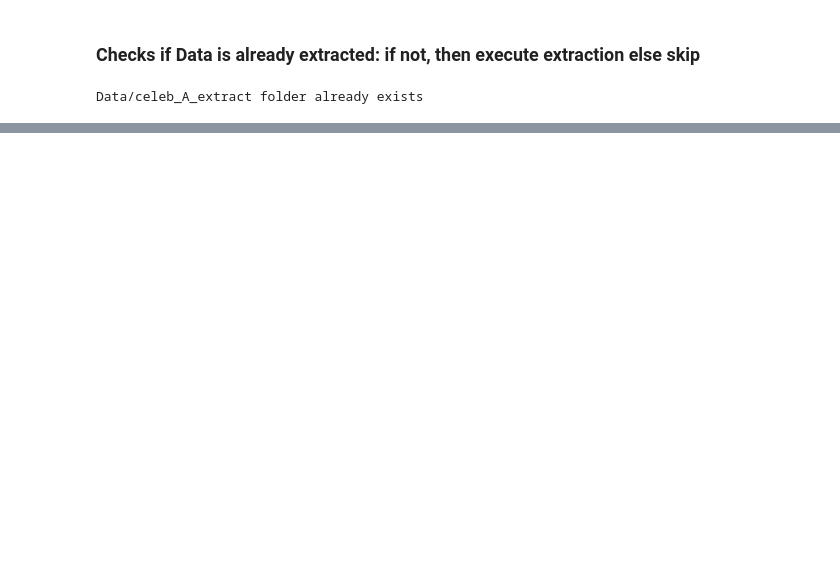
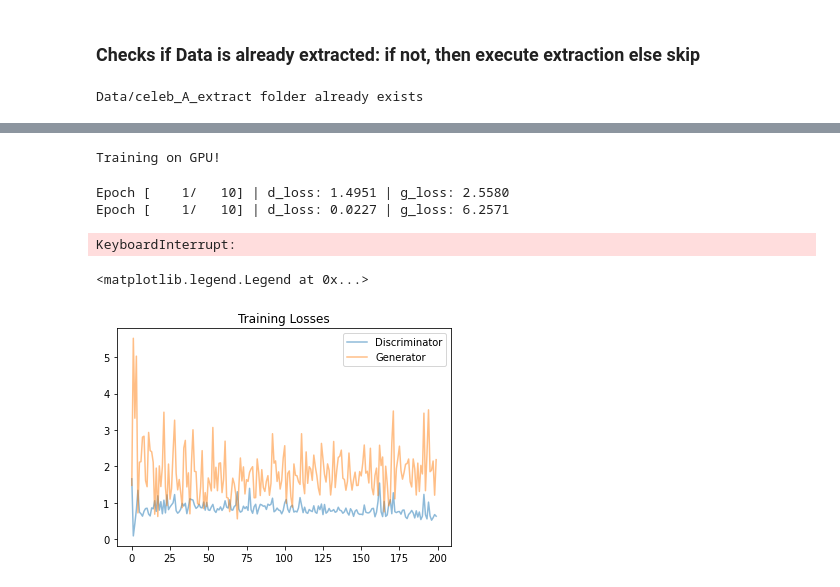
Before and after one commit to piyushmohnot/GAN-implementation, a Jupyter notebook: DataGather.ipynb, the cells around one changed output, grey strips where cells are left out. Cells and saved outputs as stored; diff of their text form; code cells hidden in the pictures; blank space fills up the shorter version.

```diff
--- a/DataGather.ipynb
+++ b/DataGather.ipynb
@@ -76,0 +250,7 @@ for idx in np.arange(plot_size):
+# %%
+# Define model hyperparams
+d_conv_dim = 64
+g_conv_dim = 64
+z_size = 100
+
+D, G = build_network(d_conv_dim, g_conv_dim, z_size)
@@ -76,0 +275,11 @@ for idx in np.arange(plot_size):
+# %%
+import torch
+
+# Check for a GPU
+train_on_gpu = torch.cuda.is_available()
+if not train_on_gpu:
+    print('No GPU found. Please use a GPU to train your neural network.')
+else:
+    print('Training on GPU!')
+# %% [output]
+Training on GPU!
@@ -76,0 +310,6 @@ for idx in np.arange(plot_size):
+# %%
+import torch.optim as optim
+
+# Create optimizers for the discriminator D and generator G
+d_optimizer = optim.Adam(D.parameters(),lr = .0002, betas = [0.5,0.999])
+g_optimizer = optim.Adam(G.parameters(),lr = .0002, betas = [0.5,0.999])
@@ -76,0 +408,24 @@ for idx in np.arange(plot_size):
+# %%
+# set number of epochs
+n_epochs = 10
+
+
+"""
+DON'T MODIFY ANYTHING IN THIS CELL
+"""
+# call training function
+losses = train(D, G, n_epochs=n_epochs)
+# %% [output]
+Epoch [    1/   10] | d_loss: 1.4951 | g_loss: 2.5580
+Epoch [    1/   10] | d_loss: 0.0227 | g_loss: 6.2571
+KeyboardInterrupt:
+# %%
+fig, ax = plt.subplots()
+losses = np.array(losses)
+plt.plot(losses.T[0], label='Discriminator', alpha=0.5)
+plt.plot(losses.T[1], label='Generator', alpha=0.5)
+plt.title("Training Losses")
+plt.legend()
+# %% [output]
+<matplotlib.legend.Legend at 0x...>
+[figure, added]
```
Also changed, not shown: parts of 23 cells of this notebook, 3 other files.
